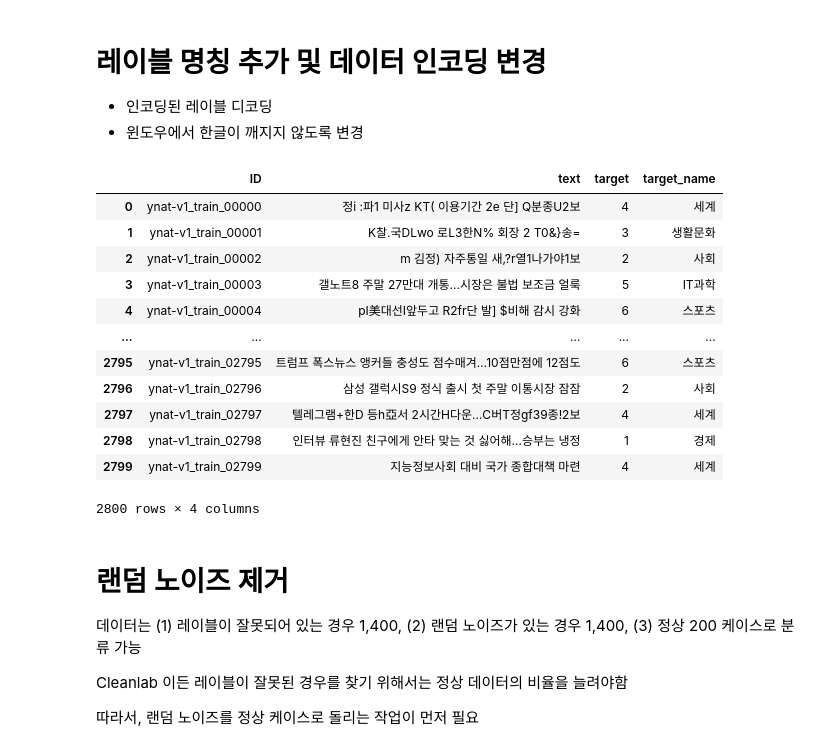
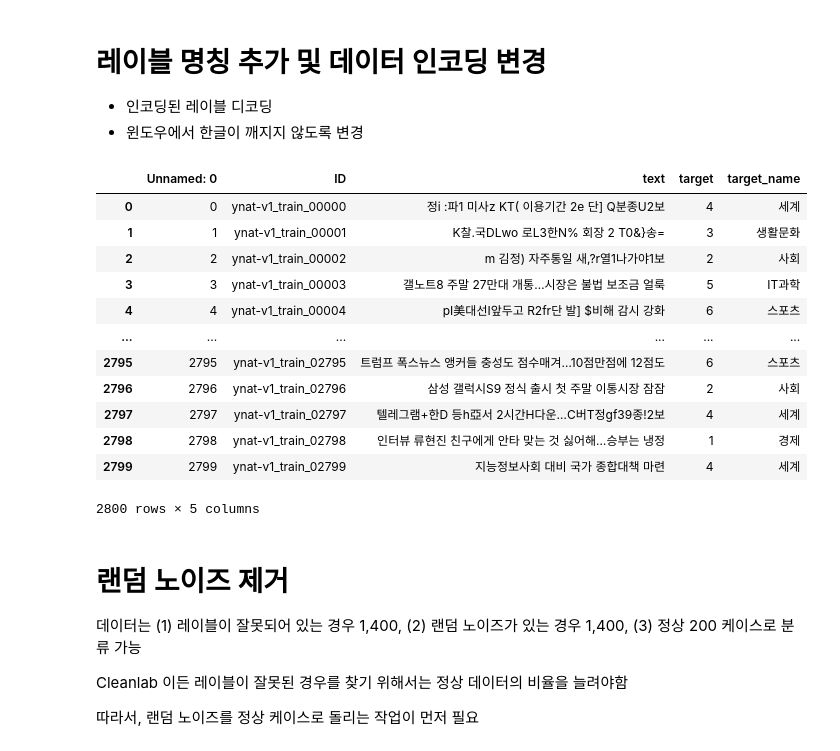
Before and after one commit to boostcampaitech7/level2-nlp-datacentric-nlp-08, a Jupyter notebook: data_check.ipynb, the cells around one changed output. Saved outputs shown, nothing was run; the diff lists cells and outputs as text; code cells hidden in the pictures.

```diff
--- a/data_check.ipynb
+++ b/data_check.ipynb
@@ -13,21 +13,21 @@ df['target_name'] = [label_dic[x] for x in df['target']]
 # %%
 df.to_csv("./resources/raw_data/train.csv", encoding='utf-8-sig')
 # %%
-df['text']
+df
 # %% [output]
-|  | ID | text | target | target_name |
-| 0 | ynat-v1_train_00000 | 정i :파1 미사z KT( 이용기간 2e 단] Q분종U2보 | 4 | 세계 |
-| 1 | ynat-v1_train_00001 | K찰.국DLwo 로L3한N% 회장 2 T0&}송= | 3 | 생활문화 |
-| 2 | ynat-v1_train_00002 | m 김정) 자주통일 새,?r열1나가야1보 | 2 | 사회 |
-| 3 | ynat-v1_train_00003 | 갤노트8 주말 27만대 개통…시장은 불법 보조금 얼룩 | 5 | IT과학 |
-| 4 | ynat-v1_train_00004 | pI美대선I앞두고 R2fr단 발] $비해 감시 강화 | 6 | 스포츠 |
-| ... | ... | ... | ... | ... |
-| 2795 | ynat-v1_train_02795 | 트럼프 폭스뉴스 앵커들 충성도 점수매겨…10점만점에 12점도 | 6 | 스포츠 |
-| 2796 | ynat-v1_train_02796 | 삼성 갤럭시S9 정식 출시 첫 주말 이통시장 잠잠 | 2 | 사회 |
-| 2797 | ynat-v1_train_02797 | 텔레그램+한D 등h亞서 2시간H다운…C버T정gf39종!2보 | 4 | 세계 |
-| 2798 | ynat-v1_train_02798 | 인터뷰 류현진 친구에게 안타 맞는 것 싫어해…승부는 냉정 | 1 | 경제 |
-| 2799 | ynat-v1_train_02799 | 지능정보사회 대비 국가 종합대책 마련 | 4 | 세계 |
+|  | Unnamed: 0 | ID | text | target | target_name |
+| 0 | 0 | ynat-v1_train_00000 | 정i :파1 미사z KT( 이용기간 2e 단] Q분종U2보 | 4 | 세계 |
+| 1 | 1 | ynat-v1_train_00001 | K찰.국DLwo 로L3한N% 회장 2 T0&}송= | 3 | 생활문화 |
+| 2 | 2 | ynat-v1_train_00002 | m 김정) 자주통일 새,?r열1나가야1보 | 2 | 사회 |
+| 3 | 3 | ynat-v1_train_00003 | 갤노트8 주말 27만대 개통…시장은 불법 보조금 얼룩 | 5 | IT과학 |
+| 4 | 4 | ynat-v1_train_00004 | pI美대선I앞두고 R2fr단 발] $비해 감시 강화 | 6 | 스포츠 |
+| ... | ... | ... | ... | ... | ... |
+| 2795 | 2795 | ynat-v1_train_02795 | 트럼프 폭스뉴스 앵커들 충성도 점수매겨…10점만점에 12점도 | 6 | 스포츠 |
+| 2796 | 2796 | ynat-v1_train_02796 | 삼성 갤럭시S9 정식 출시 첫 주말 이통시장 잠잠 | 2 | 사회 |
+| 2797 | 2797 | ynat-v1_train_02797 | 텔레그램+한D 등h亞서 2시간H다운…C버T정gf39종!2보 | 4 | 세계 |
+| 2798 | 2798 | ynat-v1_train_02798 | 인터뷰 류현진 친구에게 안타 맞는 것 싫어해…승부는 냉정 | 1 | 경제 |
+| 2799 | 2799 | ynat-v1_train_02799 | 지능정보사회 대비 국가 종합대책 마련 | 4 | 세계 |
-2800 rows × 4 columns
+2800 rows × 5 columns
 # %% [markdown]
 # 랜덤 노이즈 제거
 데이터는 (1) 레이블이 잘못되어 있는 경우 1,400, (2) 랜덤 노이즈가 있는 경우 1,400, (3) 정상 200 케이스로 분류 가능
```
Also changed, not shown: parts of 14 cells of this notebook, 1 other file.
